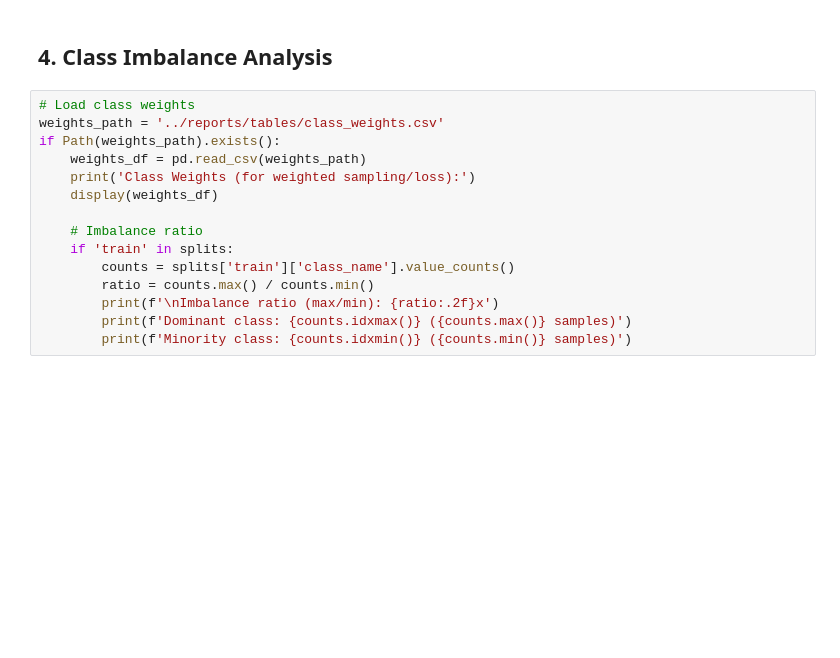
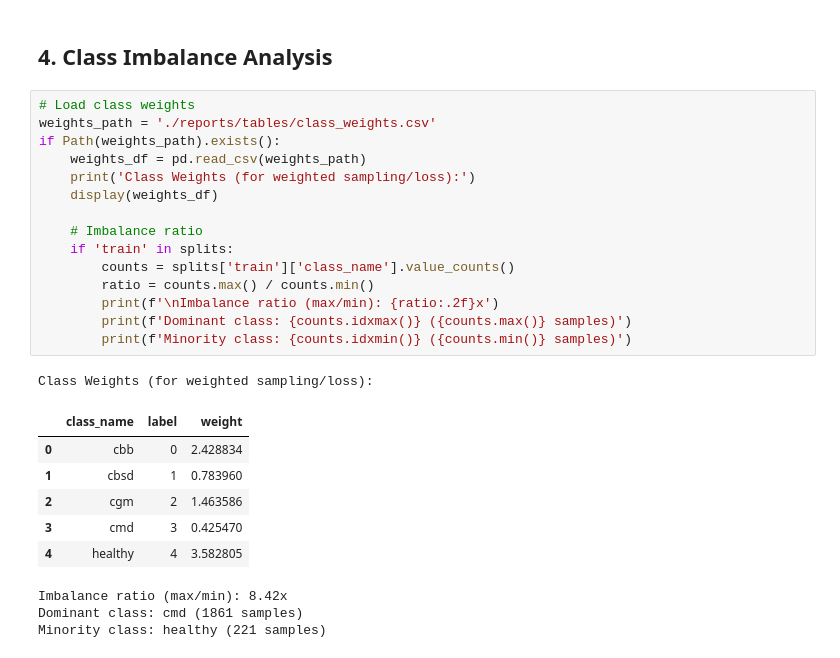
Before and after one commit to ahmdzaidan/cassava-lora, a Jupyter notebook: notebooks/01_eda.ipynb, the cells around one changed output. Saved outputs shown, nothing was run; the diff lists cells and outputs as text; blank space fills up the shorter version.

```diff
--- a/notebooks/01_eda.ipynb
+++ b/notebooks/01_eda.ipynb
@@ -148,16 +208,27 @@ if 'train' in splits:
 ## 4. Class Imbalance Analysis
 # %%
 # Load class weights
-weights_path = '../reports/tables/class_weights.csv'
+weights_path = './reports/tables/class_weights.csv'
 if Path(weights_path).exists():
     weights_df = pd.read_csv(weights_path)
     print('Class Weights (for weighted sampling/loss):')
     display(weights_df)
 
     # Imbalance ratio
     if 'train' in splits:
         counts = splits['train']['class_name'].value_counts()
         ratio = counts.max() / counts.min()
         print(f'\nImbalance ratio (max/min): {ratio:.2f}x')
         print(f'Dominant class: {counts.idxmax()} ({counts.max()} samples)')
         print(f'Minority class: {counts.idxmin()} ({counts.min()} samples)')
+# %% [output]
+Class Weights (for weighted sampling/loss):
+|  | class_name | label | weight |
+| 0 | cbb | 0 | 2.428834 |
+| 1 | cbsd | 1 | 0.783960 |
+| 2 | cgm | 2 | 1.463586 |
+| 3 | cmd | 3 | 0.425470 |
+| 4 | healthy | 4 | 3.582805 |
+Imbalance ratio (max/min): 8.42x
+Dominant class: cmd (1861 samples)
+Minority class: healthy (221 samples)
```
Also changed, not shown: parts of 7 cells of this notebook, 2 other files.
